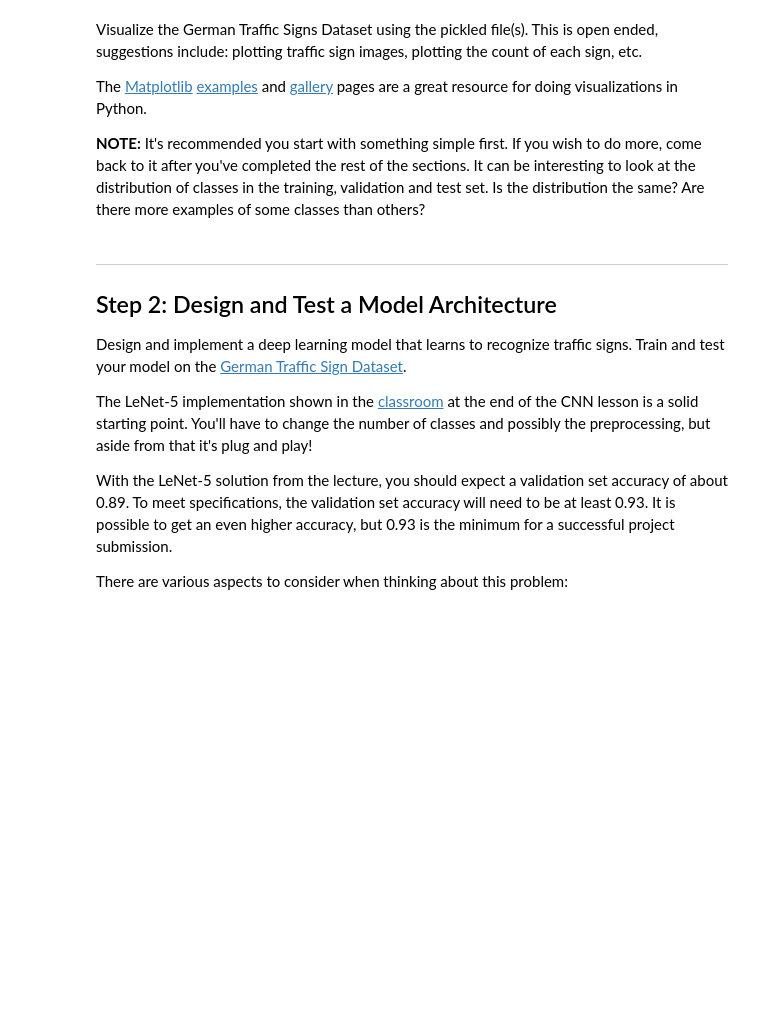
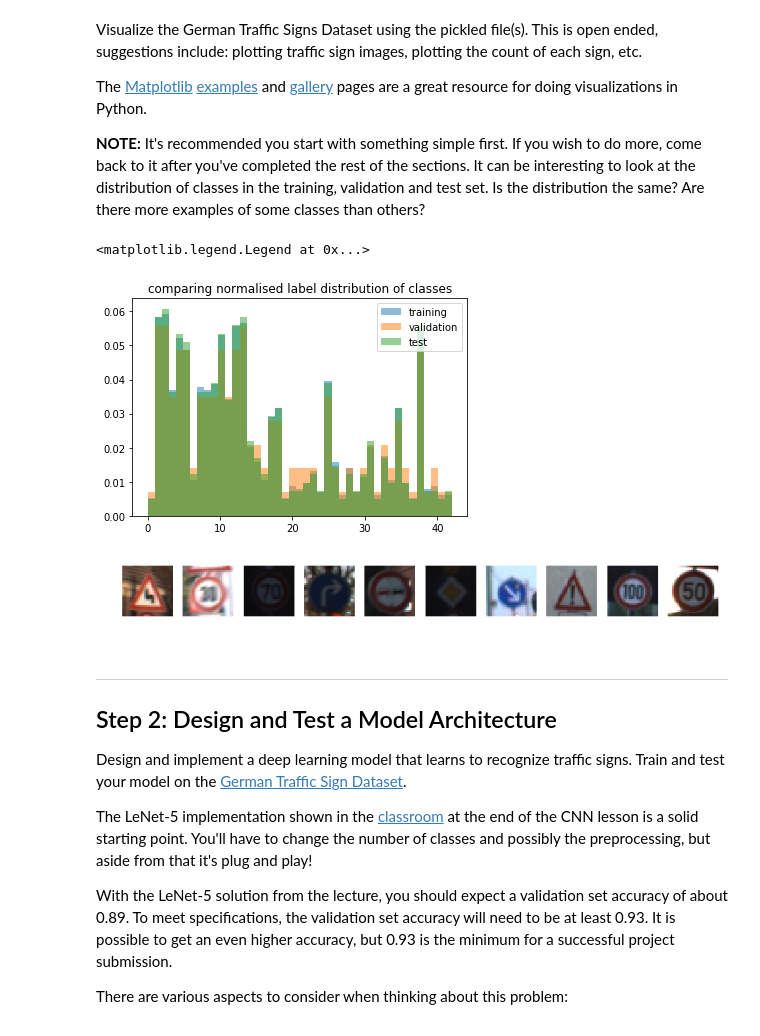
Before and after one commit to escolmebartlebooth/usdc-t1-p2-trafficsigns, a Jupyter notebook: Traffic_Sign_Classifier.ipynb, the cells around one changed output. Cells and saved outputs as stored; diff of their text form; code cells hidden in the pictures; blank space fills up the shorter version.

```diff
--- a/Traffic_Sign_Classifier.ipynb
+++ b/Traffic_Sign_Classifier.ipynb
@@ -92,6 +98,27 @@ The [Matplotlib](http://matplotlib.org/) [examples](http://matplotlib.org/exampl
 import matplotlib.pyplot as plt
 # Visualizations will be shown in the notebook.
 %matplotlib inline
+# %%
+# Viz 1: Do Histogram of Classes in each data set
+plt.title("comparing normalised label distribution of classes")
+plt.hist(y_train, bins=43, normed=True, label="training", alpha=0.5)
+plt.hist(y_valid, bins=43, normed=True, label="validation", alpha=0.5)
+plt.hist(y_test, bins=43, normed=True, label="test", alpha=0.5)
+plt.legend(loc='upper right')
+# %% [output]
+<matplotlib.legend.Legend at 0x...>
+[figure, added]
+# %%
+# show a random selection of 10 images on 1 line...should also show various image transformations as well
+import random
+fig = plt.figure(figsize=(11,1), dpi=80)
+for i in range(10):
+    index = random.randint(0,X_train.shape[0])
+    plt.subplot(1,10,i+1)
+    plt.axis('off')
+    plt.imshow(X_train[index])
+# %% [output]
+[figure, added]
 # %% [markdown]
 ----
 
```
Also changed, not shown: parts of 1 cell of this notebook.
